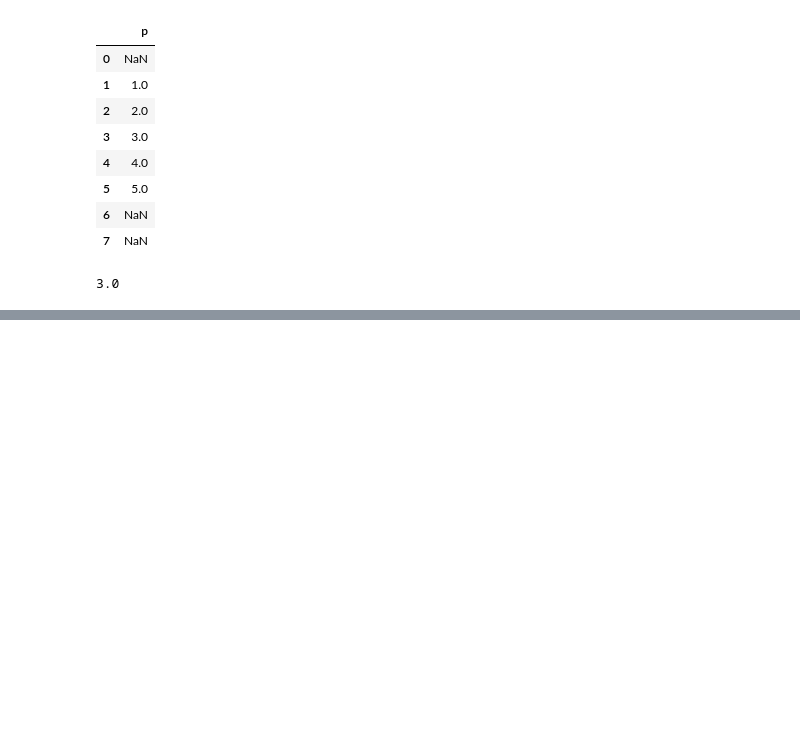
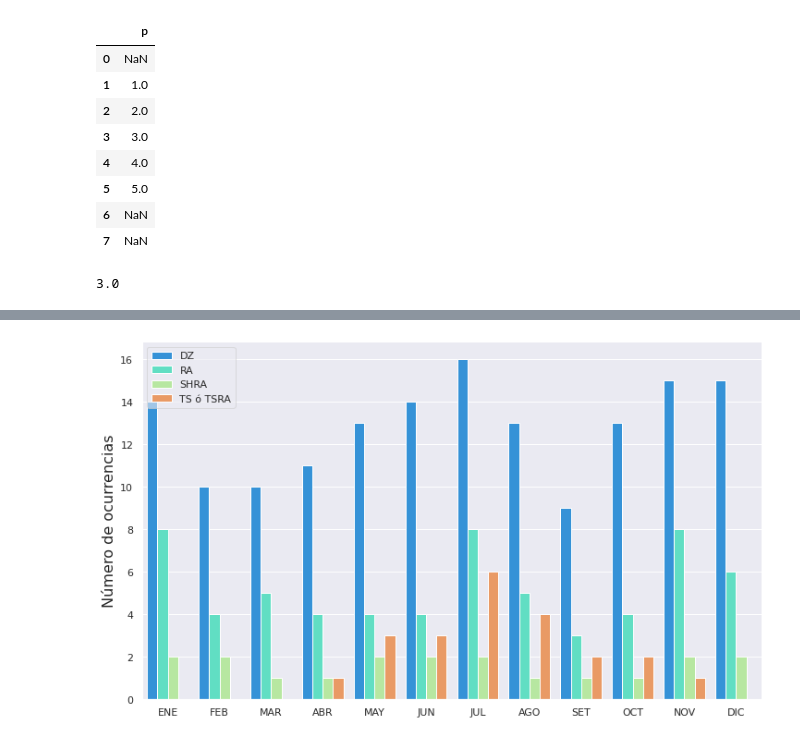
Before and after one commit to imn-climatologias-aeropuertos/climatologias-aeropuertos, a Jupyter notebook: clima.ipynb, the cells around one changed output, grey strips where cells are left out. Cells and saved outputs as stored; diff of their text form; code cells hidden in the pictures; blank space fills up the shorter version.

Commit message:
Add all weather bar plot method

```diff
--- a/clima.ipynb
+++ b/clima.ipynb
@@ -119,0 +144,28 @@ mean
+# %%
+dz = np.array([14, 10, 10, 11, 13, 14, 16, 13,  9, 13, 15, 15,])
+ra = np.array([8, 4, 5, 4, 4, 4, 8, 5, 3, 4, 8, 6,])
+sh = np.array([2, 2, 1, 1, 2, 2, 2, 1, 1, 1, 2, 2,])
+ts = np.array([0, 0, 0, 1, 3, 3, 6, 4, 2, 2, 1, 0,])
+months = [
+    "Enero",
+    "Febrero",
+    "Marzo",
+    "Abril",
+    "Mayo",
+    "Junio",
+    "Julio",
+    "Agosto",
+    "Setiembre",
+    "Octubre",
+    "Noviembre",
+    "Diciembre",
+]
+step = [m[:3].upper() for m in months]
+means = []
+
+for arr, kind in zip([dz, ra, sh, ts], ["DZ", "RA", "SHRA", "TS ó TSRA"]):
+    for i in range(12):
+        l = [step[i], arr[i], kind]
+        means.append(l)
+
+means
@@ -119,0 +190,3 @@ mean
+# %%
+df = pd.DataFrame(means, columns=["step", "mean", "Tipo de Precipitación"])
+df.head(12)
@@ -119,0 +207,14 @@ mean
+# %%
+sns.set()
+sns.set(rc={'figure.figsize':(20,15)})
+#fig, ax = plt.subplots(figsize=(10, 6))
+sns.catplot(x="step", y="mean", hue="Tipo de Precipitación", data=df, kind="bar", height=6, aspect=10/6, legend_out=False, palette="rainbow")
+plt.xlabel("")
+plt.ylabel("Número de ocurrencias", fontsize=16)
+plt.legend(framealpha=0.6)
+#fig.subplots_adjust(
+#        bottom=0.05, top=0.95, left=0.1, right=0.95
+#    )
+plt.savefig("trash/all_weather_barplot.png", format="png", dpi=600, bbox_inches='tight')
+# %% [output]
+[figure, added]
```
Also changed, not shown: parts of 10 cells of this notebook, 2 other files.
